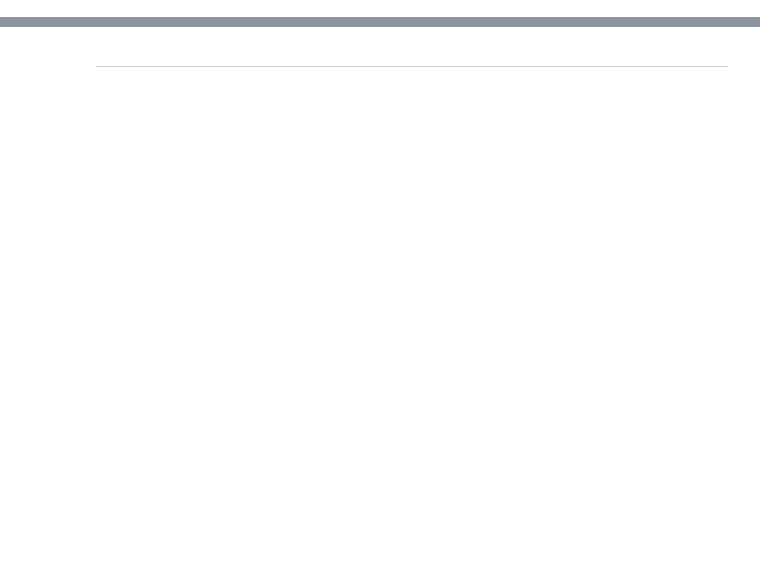
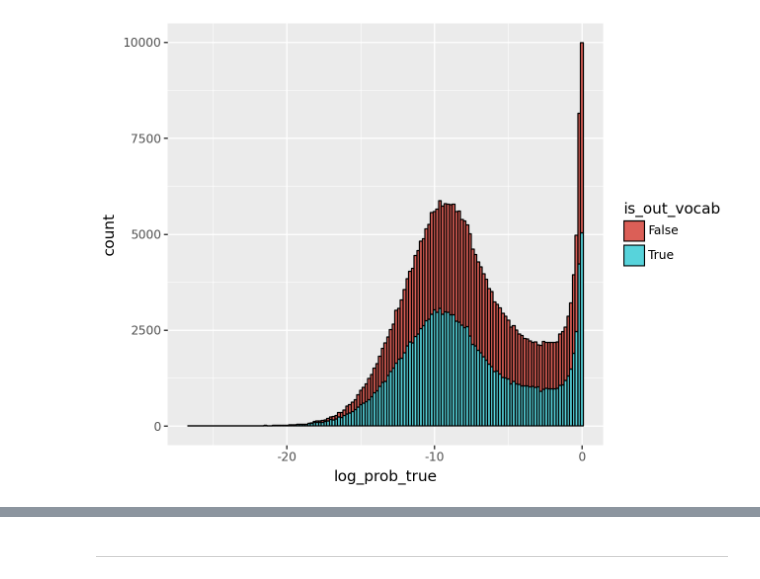
Before and after one commit to pietrolesci/tokenisation-bias, a Jupyter notebook: notebooks/run_rdd.ipynb, the cells around one changed output, grey strips where cells are left out. Drawn from its saved outputs; the diff is of its cells as text; code cells hidden in the pictures; blank space fills up the shorter version.

```diff
--- a/notebooks/run_rdd.ipynb
+++ b/notebooks/run_rdd.ipynb
@@ -37,0 +31,3 @@ pdata.head()
+# %%
+tok_type = "bpe"
+vocab_size = 32_000
@@ -37,0 +51,38 @@ pdata.head()
+# %%
+EPS = 1e-8
+df = (
+    df.with_columns(is_out_vocab=pl.col("new_token_id") >= vocab_size).with_columns(
+        log_prob_true=(
+            # For token out-of-vocab...
+            pl.when(pl.col("is_out_vocab"))
+            # ...keep probs of both tokens creating the merge...
+            .then(pl.col("prob_true"))
+            # ...and for those in-vocab only keep the prob of the token itself
+            .otherwise(pl.col("prob_true").list.slice(-1, 1))
+            # Compute the log-prob
+            .list.eval((pl.element() + EPS).log())
+            # Sum it to get the log-prob of the merge (for in-vocab is simply log-prob of token)
+            .list.sum()
+        ),
+        log_prob_true_and_prefix=(
+            # For token out-of-vocab...
+            pl.when(pl.col("is_out_vocab"))
+            # ...keep probs of both tokens creating the merge...
+            .then(pl.col("prob_true_and_prefix"))
+            # ...and for those in-vocab only keep the prob of the token itself
+            .otherwise(pl.col("prob_true_and_prefix").list.slice(-1, 1))
+            # Compute the log-prob
+            .list.eval((pl.element() + EPS).log())
+            # Sum it to get the log-prob of the merge (for in-vocab is simply log-prob of token)
+            .list.sum()
+        ),
+    )
+    # .with_columns(pl.col("tok_prob_true").list.len())["tok_prob_true"].value_counts()
+)
+# %%
+(
+    pn.ggplot(df, pn.aes("log_prob_true", fill="is_out_vocab"))
+    + pn.geom_histogram(colour="black")
+)
+# %% [output]
+[figure, added]
```
Also changed, not shown: parts of 26 cells of this notebook, 13 other files.
